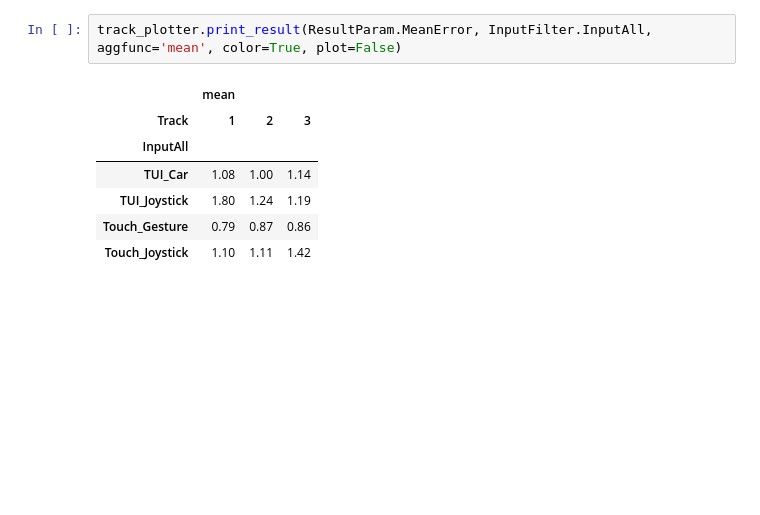
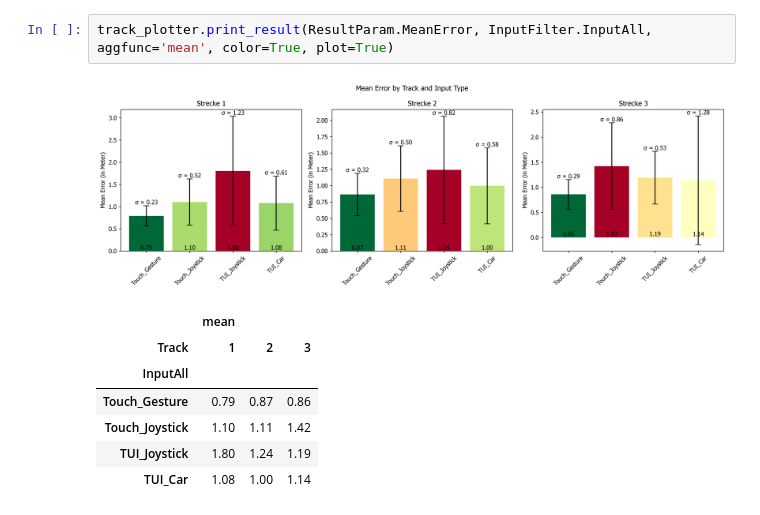
Before and after one commit to eqbic/Masterarbeit-Evaluation, a Jupyter notebook: evaluation_prototype.ipynb, the cells around one changed output. Drawn from its saved outputs; the diff is of its cells as text; blank space fills up the shorter version.

Commit message:
update plot printing for route_tracking

```diff
--- a/evaluation_prototype.ipynb
+++ b/evaluation_prototype.ipynb
@@ -50,11 +12,12 @@ track_plotter.compare_with_questionnaire()
 # %%
-track_plotter.print_result(ResultParam.MeanError, InputFilter.InputAll, aggfunc='mean', color=True, plot=False)
+track_plotter.print_result(ResultParam.MeanError, InputFilter.InputAll, aggfunc='mean', color=True, plot=True)
 # %% [output]
+[figure, added]
 |  | mean |  |  |
 | Track | 1 | 2 | 3 |
 | InputAll |  |  |  |
-| TUI_Car | 1.08 | 1.00 | 1.14 |
-| TUI_Joystick | 1.80 | 1.24 | 1.19 |
 | Touch_Gesture | 0.79 | 0.87 | 0.86 |
 | Touch_Joystick | 1.10 | 1.11 | 1.42 |
+| TUI_Joystick | 1.80 | 1.24 | 1.19 |
+| TUI_Car | 1.08 | 1.00 | 1.14 |
 # %%
```
Also changed, not shown: parts of 10 cells of this notebook, 4 other files.
